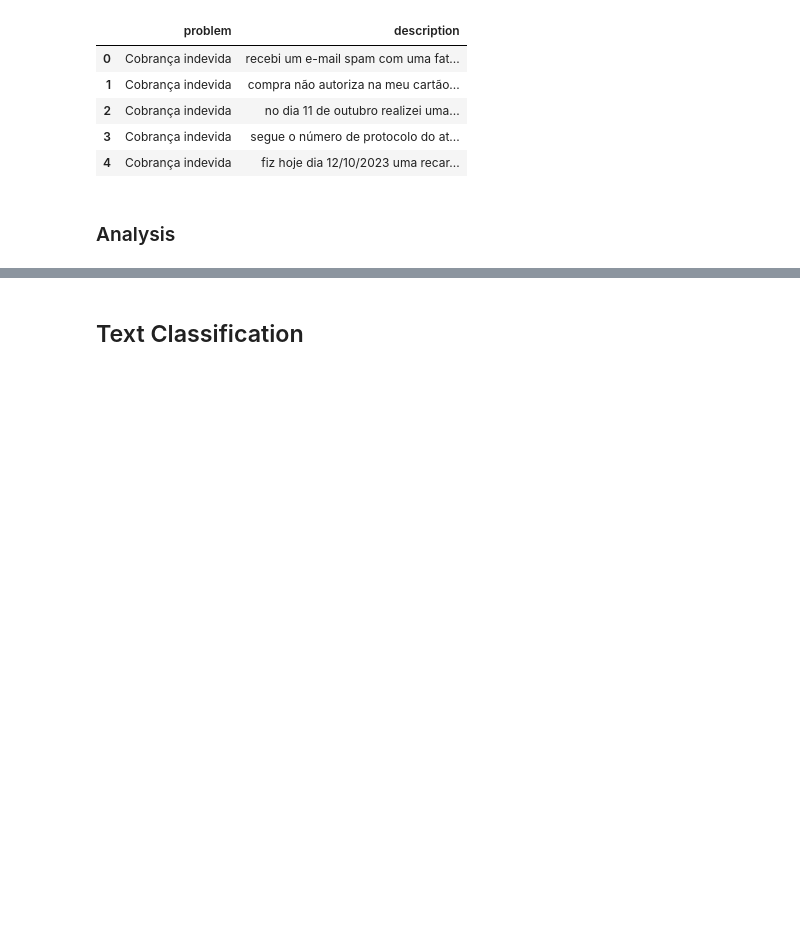
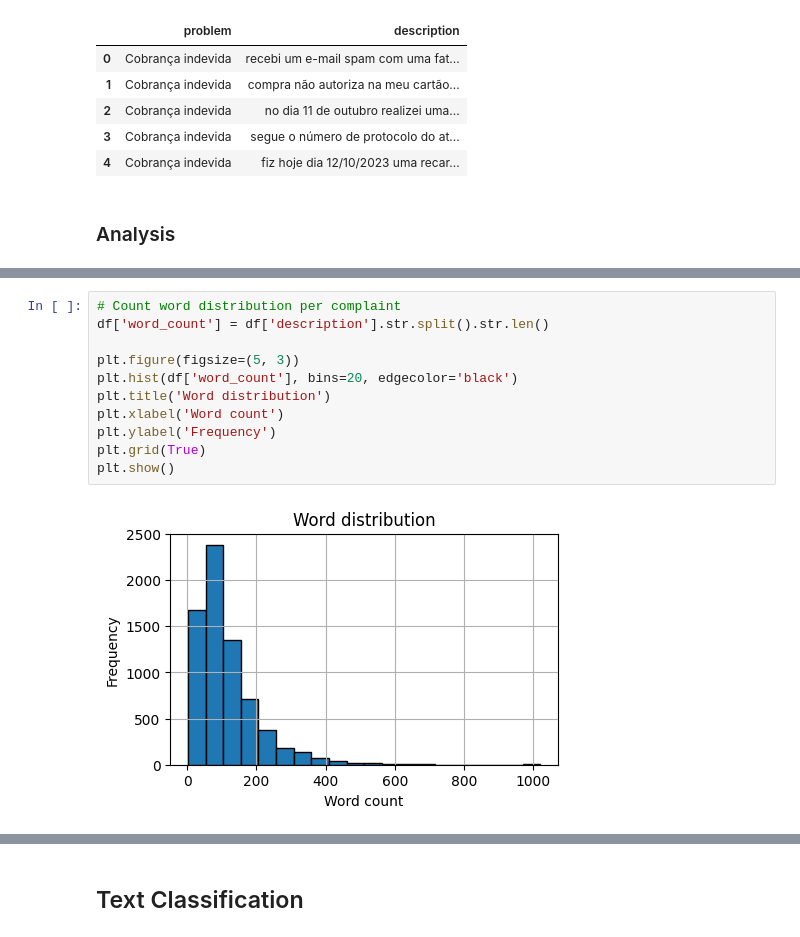
Before and after one commit to rdemarqui/llm_complaint_management, a Jupyter notebook: 02. LLM_analysis.ipynb, the cells around one changed output, grey strips where cells are left out. Saved outputs shown, nothing was run; the diff lists cells and outputs as text; blank space fills up the shorter version.

```diff
--- a/02. LLM_analysis.ipynb
+++ b/02. LLM_analysis.ipynb
@@ -38,0 +59,13 @@ df.head()
+# %%
+# Count word distribution per complaint
+df['word_count'] = df['description'].str.split().str.len()
+
+plt.figure(figsize=(5, 3))
+plt.hist(df['word_count'], bins=20, edgecolor='black')
+plt.title('Word distribution')
+plt.xlabel('Word count')
+plt.ylabel('Frequency')
+plt.grid(True)
+plt.show()
+# %% [output]
+[figure, added]
```
Also changed, not shown: parts of 3 cells of this notebook.
